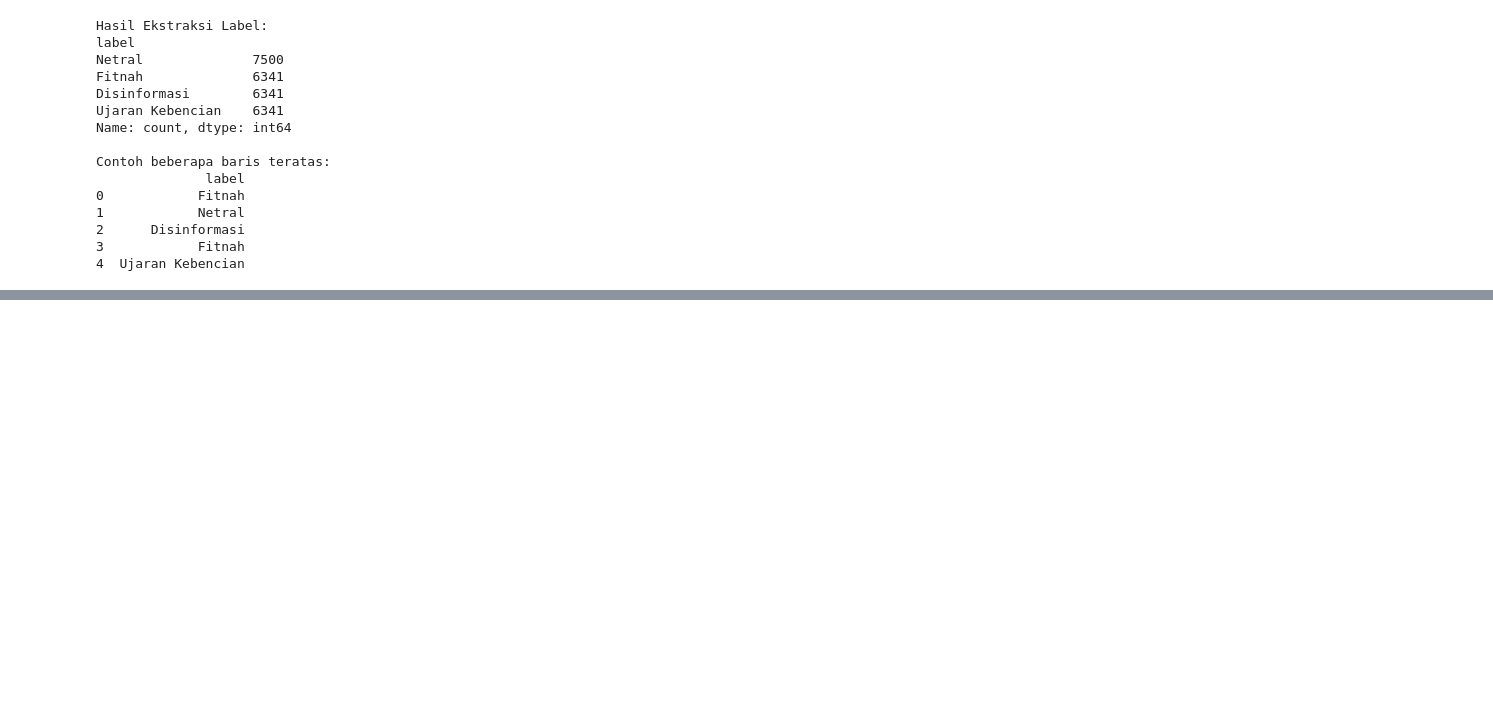
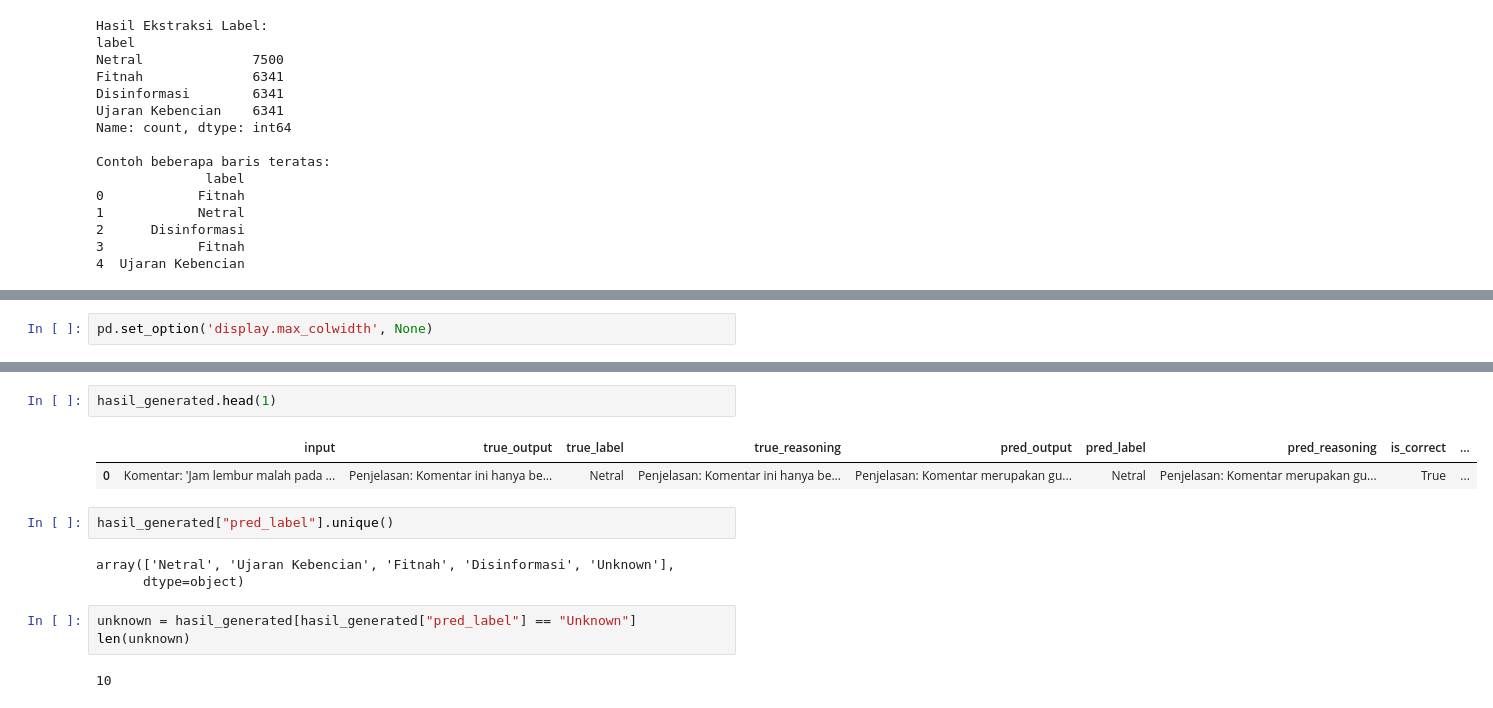
Before and after one commit to imdipo/capstone-AITF-komdigi, a Jupyter notebook: SFT/SFT-EDA.ipynb, the cells around one changed output, grey strips where cells are left out. Cells and saved outputs as stored; diff of their text form; blank space fills up the shorter version.

```diff
--- a/SFT/SFT-EDA.ipynb
+++ b/SFT/SFT-EDA.ipynb
@@ -126,0 +156,2 @@ Contoh beberapa baris teratas:
+# %%
+pd.set_option('display.max_colwidth', None)
@@ -126,0 +163,15 @@ Contoh beberapa baris teratas:
+# %%
+hasil_generated.head(1)
+# %% [output]
+|  | input | true_output | true_label | true_reasoning | pred_output | pred_label | pred_reasoning | is_correct | ... |
+| 0 | Komentar: 'Jam lembur malah pada ... | Penjelasan: Komentar ini hanya be... | Netral | Penjelasan: Komentar ini hanya be... | Penjelasan: Komentar merupakan gu... | Netral | Penjelasan: Komentar merupakan gu... | True | ... |
+# %%
+hasil_generated["pred_label"].unique()
+# %% [output]
+array(['Netral', 'Ujaran Kebencian', 'Fitnah', 'Disinformasi', 'Unknown'],
+      dtype=object)
+# %%
+unknown = hasil_generated[hasil_generated["pred_label"] == "Unknown"]
+len(unknown)
+# %% [output]
+10
```
Also changed, not shown: parts of 6 cells of this notebook.
